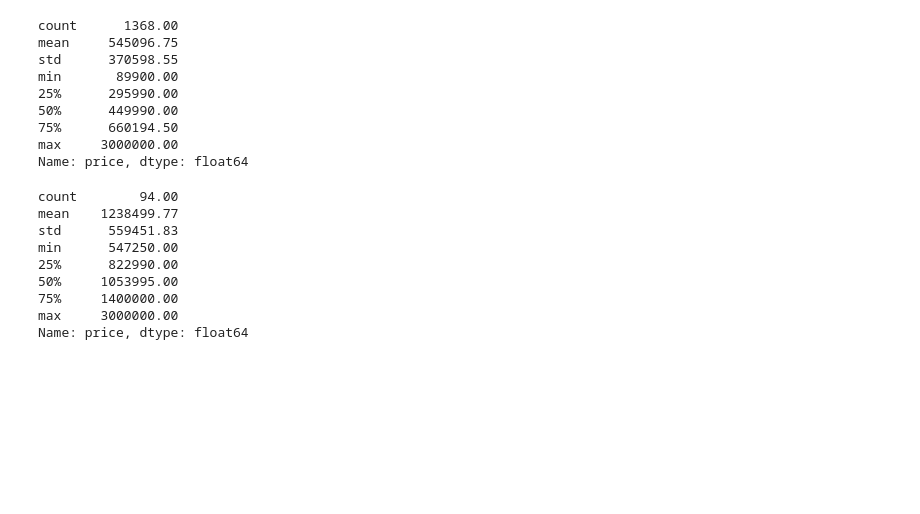
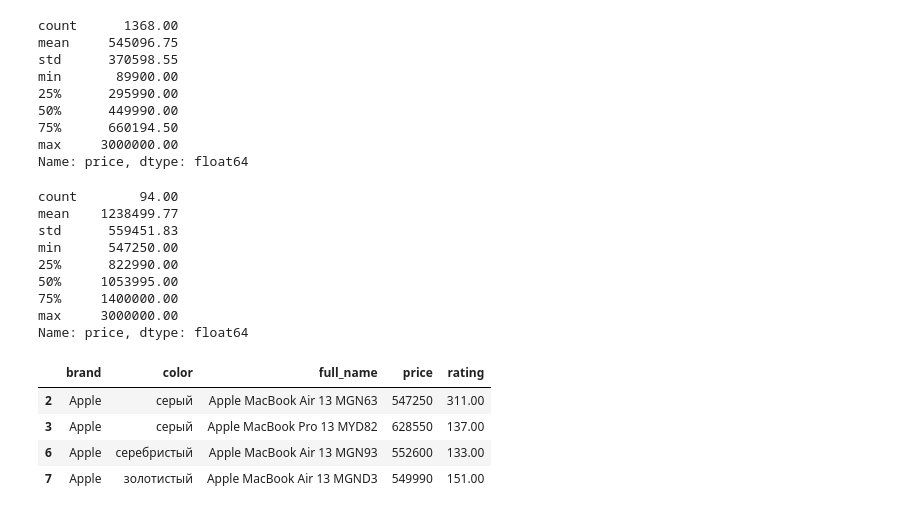
Before and after one commit to BMukhtar/KBot, a Jupyter notebook: kaspi_analyze.ipynb, the cells around one changed output. Saved outputs shown, nothing was run; the diff lists cells and outputs as text; code cells hidden in the pictures; blank space fills up the shorter version.

```diff
--- a/kaspi_analyze.ipynb
+++ b/kaspi_analyze.ipynb
@@ -161,3 +161,11 @@ min      547250.00
 75%     1400000.00
 max     3000000.00
 Name: price, dtype: float64
+# %%
+df[(df["brand"]=="Apple") & (df["rating"]>100)]
+# %% [output]
+|  | brand | color | full_name | price | rating |
+| 2 | Apple | серый | Apple MacBook Air 13 MGN63 | 547250 | 311.00 |
+| 3 | Apple | серый | Apple MacBook Pro 13 MYD82 | 628550 | 137.00 |
+| 6 | Apple | серебристый | Apple MacBook Air 13 MGN93 | 552600 | 133.00 |
+| 7 | Apple | золотистый | Apple MacBook Air 13 MGND3 | 549990 | 151.00 |
```
Also changed, not shown: parts of 1 cell of this notebook.
